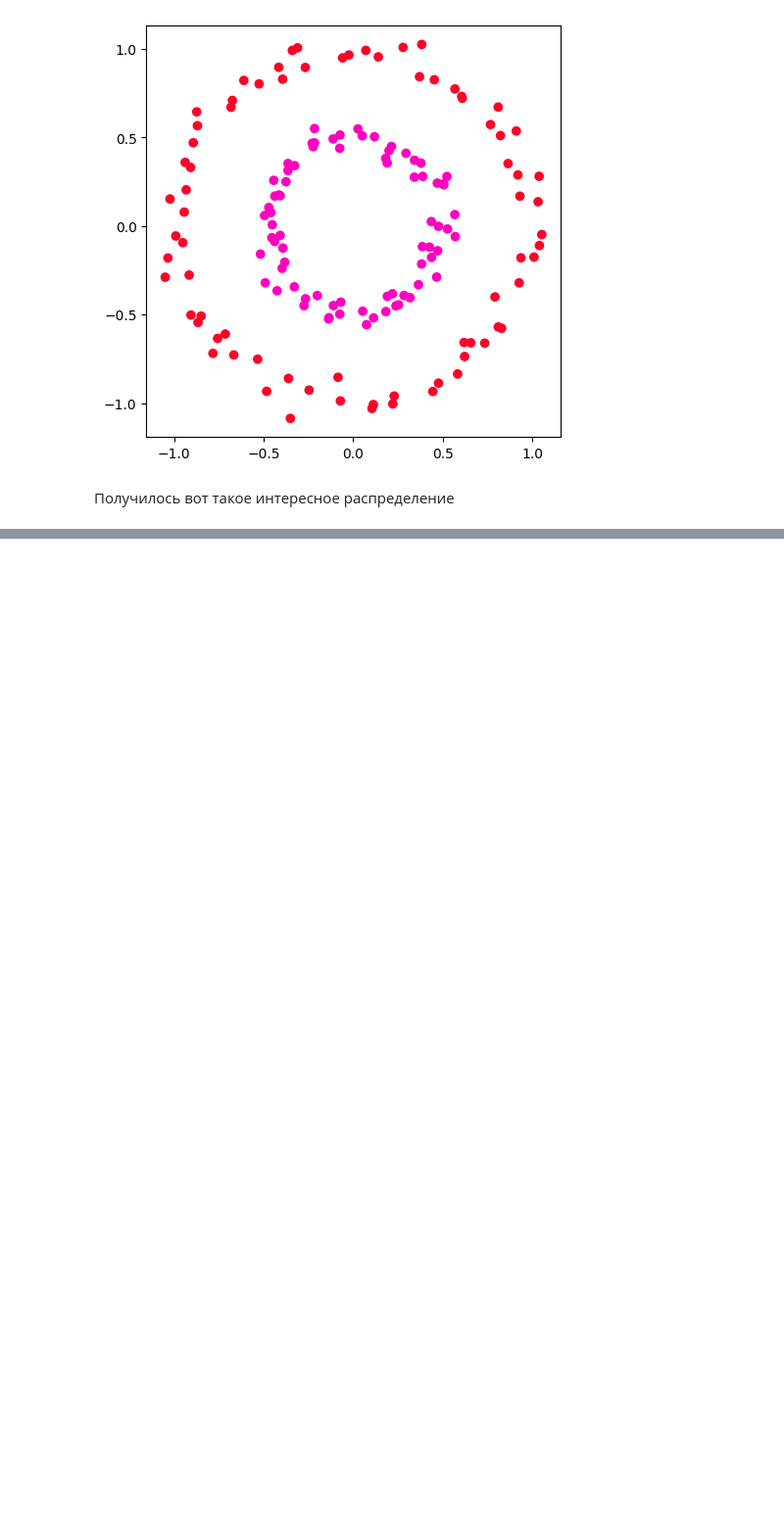
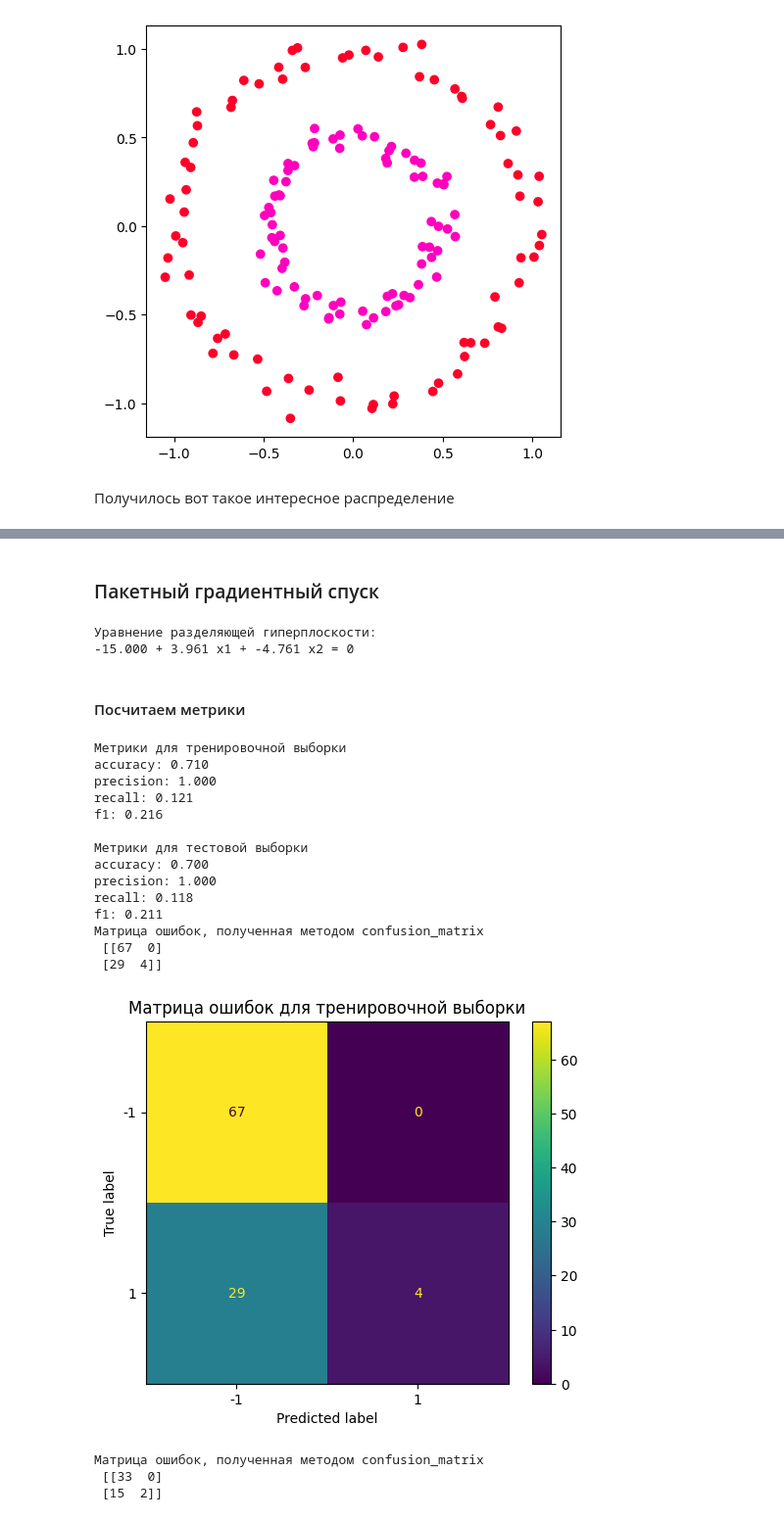
Before and after one commit to J0hnLenin/MachineLearningLabs, a Jupyter notebook: Lab06.ipynb, the cells around one changed output, grey strips where cells are left out. Shown at 98% size. Drawn from its saved outputs; the diff is of its cells as text; code cells hidden in the pictures; blank space fills up the shorter version.

```diff
--- a/Lab06.ipynb
+++ b/Lab06.ipynb
@@ -1342,0 +1359,6 @@ ax.add_artist(legend1)
+# %%
+
+y = pd.DataFrame()
+X = df[["sepal_length", "sepal_width"]].to_numpy() #отбираем нужные признаки
+y['variety'] = df["variety"].apply(lambda x: int(x == "Iris-virginica") - int(x != "Iris-virginica")) #функция для 1 и -1
+y = y[['variety']].to_numpy() #переводим в numpy так как наш градиентный спуск работает с нампаем
@@ -1342,0 +1412,2 @@ ax.add_artist(legend1)
+# %%
+X_train, X_test, y_train, y_test = train_test_split(X, y, test_size=0.33, random_state=19) #устанавливаем random_state 19, чтобы не забыть эти данные
@@ -1342,0 +1422,34 @@ ax.add_artist(legend1)
+# %% [markdown]
+### Пакетный градиентный спуск
+# %%
+svm = SupportVectorMachine(X_train,y_train, h=0.005, min_iterations=1000) #вызывает пакетный градиентный спуск
+w_ = svm.fit()  #веса
+print("Уравнение разделяющей гиперплоскости:")
+print(f"{w_[0]:.03f}" + "".join([f" + {w_[i]:.03f} x{i}" for i in range(1, len(w_))]) + " = 0")
+# %% [output]
+Уравнение разделяющей гиперплоскости:
+-15.000 + 3.961 x1 + -4.761 x2 = 0
+# %% [markdown]
+#### Посчитаем метрики
+# %%
+cntr_svm = Counter(X_train, X_test, y_train, y_test, svm)
+cntr_svm.try_model()
+# %% [output]
+Метрики для тренировочной выборки
+accuracy: 0.710
+precision: 1.000
+recall: 0.121
+f1: 0.216
+
+Метрики для тестовой выборки
+accuracy: 0.700
+precision: 1.000
+recall: 0.118
+f1: 0.211
+Матрица ошибок, полученная методом confusion_matrix
+ [[67  0]
+ [29  4]]
+[figure, added]
+Матрица ошибок, полученная методом confusion_matrix
+ [[33  0]
+ [15  2]]
```
Also changed, not shown: parts of 73 cells of this notebook.
